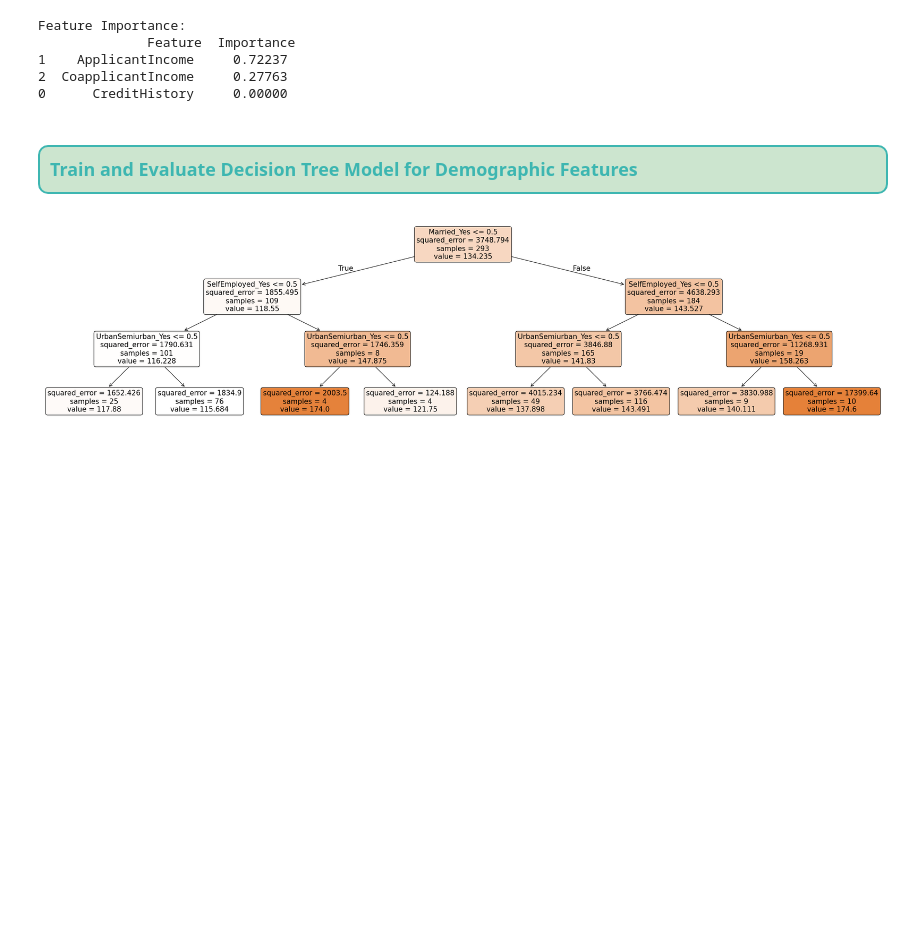
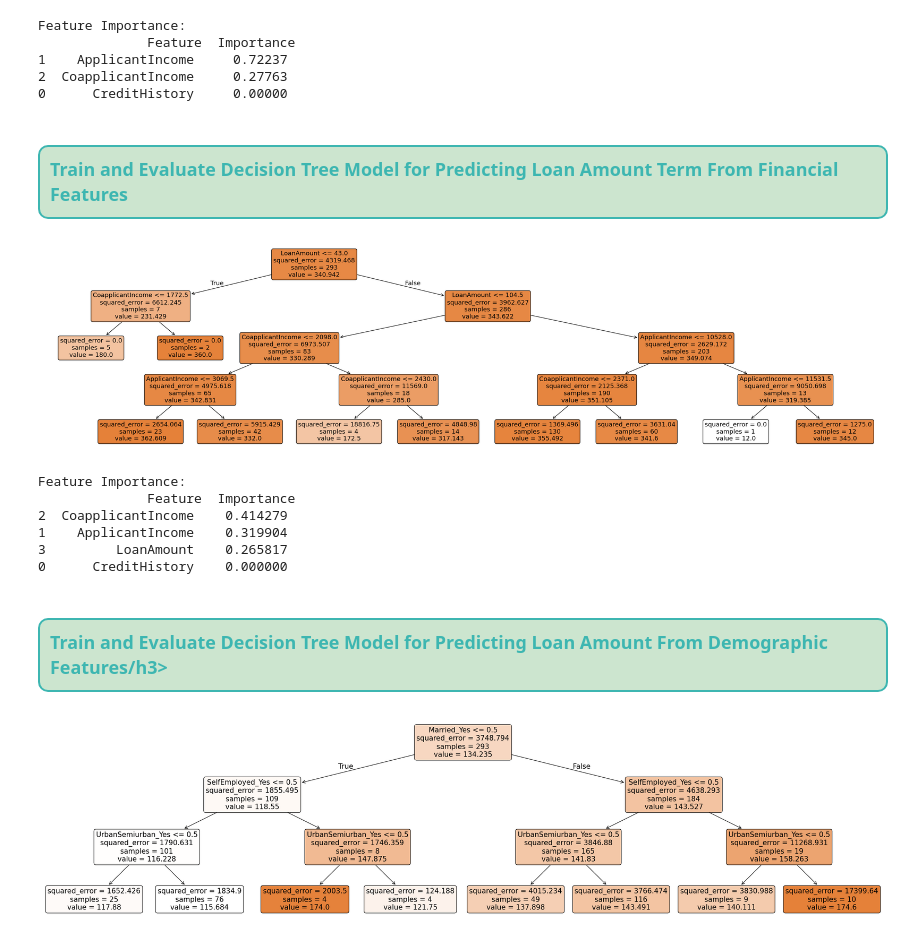
Before and after one commit to AbbyHoyt/KWK-Goldman-Sachs-ML-Final-Project, a Jupyter notebook: Abby_Hoyt_KWK_Machine_Learning_x_Finance_Challenge_Final_Project.ipynb, the cells around one changed output. Drawn from its saved outputs; the diff is of its cells as text; code cells hidden in the pictures; blank space fills up the shorter version.

Commit message:
Started to train and evaluate decision tree models.

```diff
--- a/Abby_Hoyt_KWK_Machine_Learning_x_Finance_Challenge_Final_Project.ipynb
+++ b/Abby_Hoyt_KWK_Machine_Learning_x_Finance_Challenge_Final_Project.ipynb
@@ -672,10 +749,59 @@ Feature Importance:
 1    ApplicantIncome     0.72237
 2  CoapplicantIncome     0.27763
 0      CreditHistory     0.00000
+# %%
+IPython.display.HTML("<h3 style='background-color: #CCE5CF; padding: 10px; border: 2px solid #3DB6B1; border-radius: 10px; color: #3DB6B1;'>Train and Evaluate Decision Tree Model for Predicting Loan Amount Term From Financial Features</h3>")
+# %% [output]
+Train and Evaluate Decision Tree Model for Predicting Loan Amount Term From Financial Features
+# %%
+# Features to use in the model.
+X = df[["CreditHistory",
+        "ApplicantIncome",
+        "CoapplicantIncome",
+        "LoanAmount"]]
+y = df["LoanAmountTerm"]
+
+# Split data into training and testing sets.
+X_train, X_test, y_train, y_test = train_test_split(
+    X, y, test_size = 0.2, random_state = 42
+)
+
+# Train the model.
+model = DecisionTreeRegressor(
+    max_depth = 4,
+    random_state = 42
+)
+model.fit(X_train, y_train)
+
+# Visualize the decison tree.
+plt.figure(figsize = (32, 8))
+plot_tree(
+    model,
+    feature_names = X.columns,
+    filled = True,
+    rounded = True
+)
+plt.show()
+
+# Determine and display feature importance.
+feature_importance = pd.DataFrame({
+    "Feature": X.columns,
+    "Importance": model.feature_importances_
+}).sort_values(by = "Importance", ascending = False)
+
+print("\nFeature Importance:\n", feature_importance)
+# %% [output]
+[figure, added]
+Feature Importance:
+              Feature  Importance
+2  CoapplicantIncome    0.414279
+1    ApplicantIncome    0.319904
+3         LoanAmount    0.265817
+0      CreditHistory    0.000000
 # %%
-IPython.display.HTML("<h3 style='background-color: #CCE5CF; padding: 10px; border: 2px solid #3DB6B1; border-radius: 10px; color: #3DB6B1;'>Train and Evaluate Decision Tree Model for Demographic Features</h3>")
+IPython.display.HTML("<h3 style='background-color: #CCE5CF; padding: 10px; border: 2px solid #3DB6B1; border-radius: 10px; color: #3DB6B1;'>Train and Evaluate Decision Tree Model for Predicting Loan Amount From Demographic Features/h3>")
 # %% [output]
-Train and Evaluate Decision Tree Model for Demographic Features
+Train and Evaluate Decision Tree Model for Predicting Loan Amount From Demographic Features/h3>
 # %%
 # Features to use in the model.
 X = df[["Gender_Female",
```
Also changed, not shown: parts of 6 cells of this notebook.
